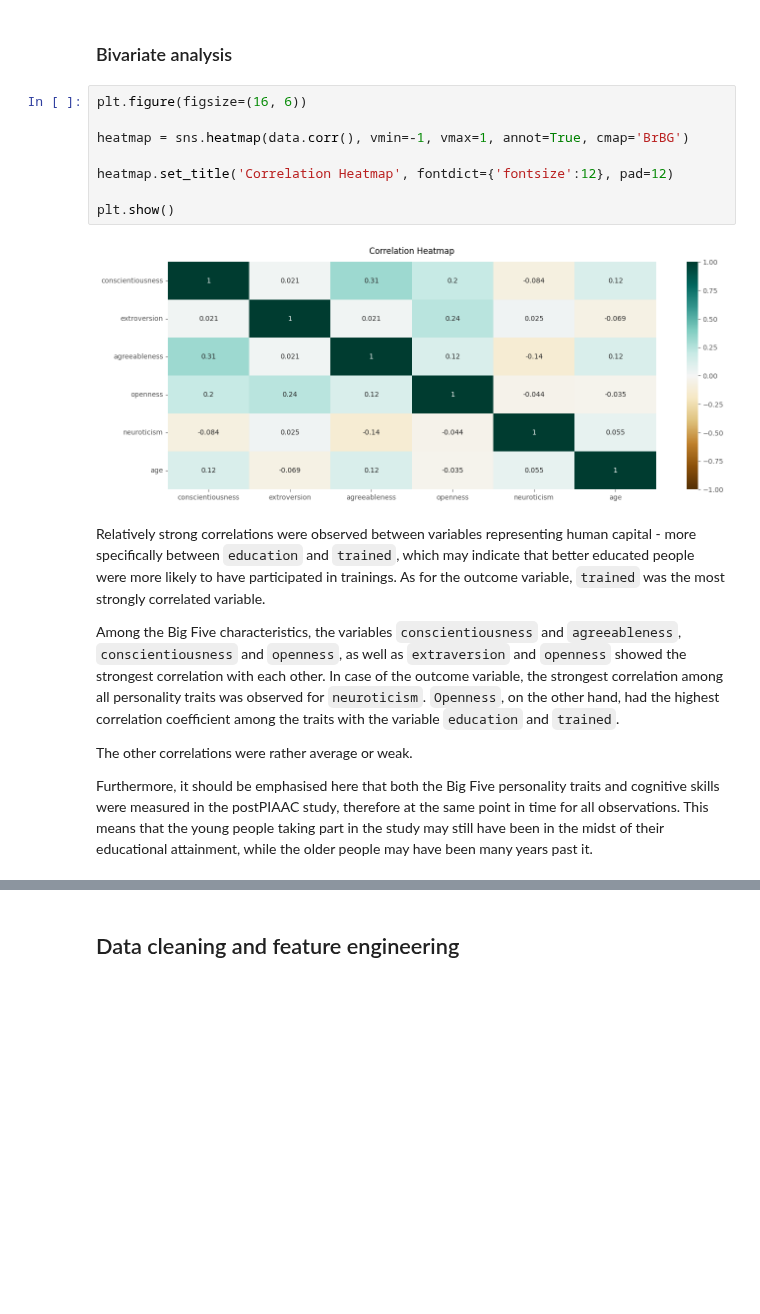
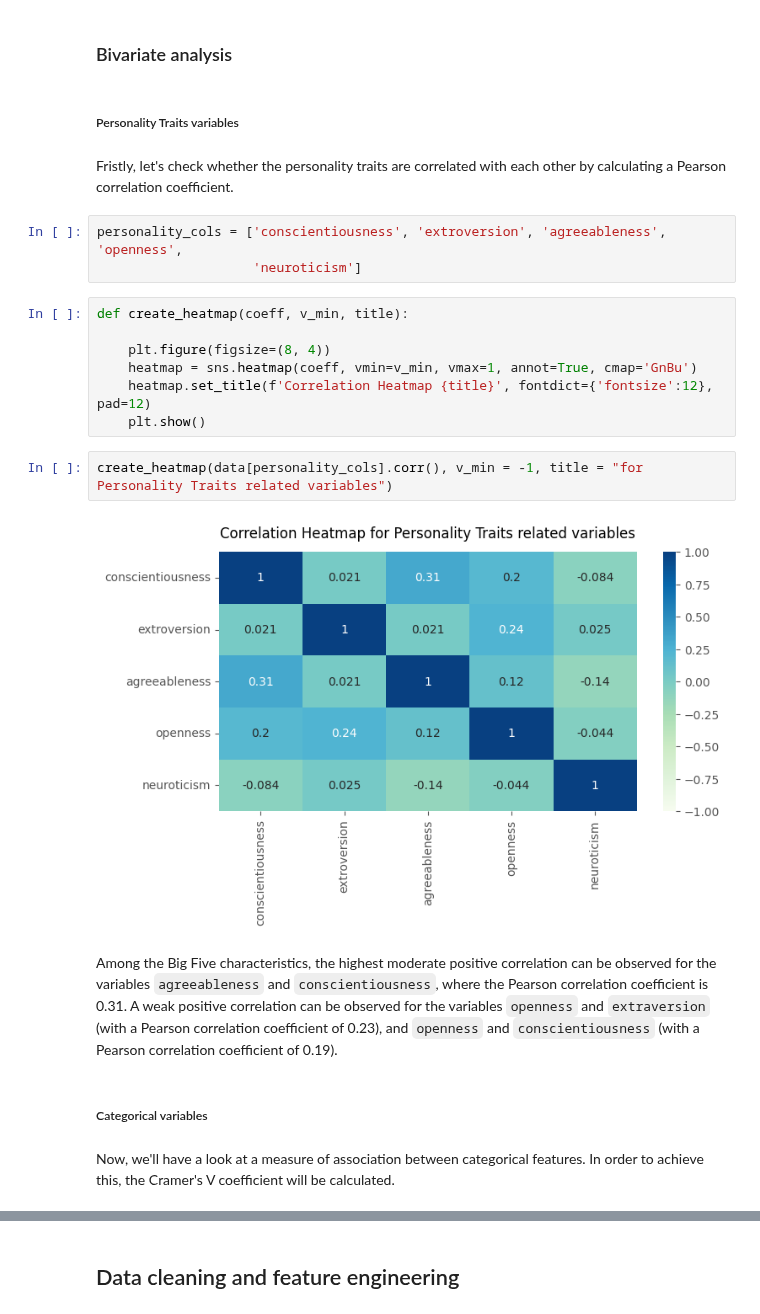
Before and after one commit to nataliagraczyk/bigfive-project, a Jupyter notebook: main.ipynb, the cells around one changed output, grey strips where cells are left out. Cells and saved outputs as stored; diff of their text form; blank space fills up the shorter version.

```diff
--- a/main.ipynb
+++ b/main.ipynb
@@ -297,23 +298,27 @@ From the above chart we can observe that there is a class imbalance, becase ther
 This will be addressed at a later stage of this analysis.
 # %% [markdown]
 ### Bivariate analysis
+# %% [markdown]
+##### Personality Traits variables
+# %% [markdown]
+Fristly, let's check whether the personality traits are correlated with each other by calculating a Pearson correlation coefficient.
+# %%
+personality_cols = ['conscientiousness', 'extroversion', 'agreeableness', 'openness',
+                    'neuroticism']
 # %%
-plt.figure(figsize=(16, 6))
+def create_heatmap(coeff, v_min, title):
 
-heatmap = sns.heatmap(data.corr(), vmin=-1, vmax=1, annot=True, cmap='BrBG')
-
-heatmap.set_title('Correlation Heatmap', fontdict={'fontsize':12}, pad=12)
-
-plt.show()
+    plt.figure(figsize=(8, 4))
+    heatmap = sns.heatmap(coeff, vmin=v_min, vmax=1, annot=True, cmap='GnBu')
+    heatmap.set_title(f'Correlation Heatmap {title}', fontdict={'fontsize':12}, pad=12)
+    plt.show()
-# %% [output]
-[figure, removed]
-# %% [markdown]
-Relatively strong correlations were observed between variables representing human capital - more specifically between `education` and `trained`, which may indicate that better educated people were more likely to have participated in trainings.
-As for the outcome variable, `trained` was the most strongly correlated variable.
-
-Among the Big Five characteristics, the variables `conscientiousness` and `agreeableness`, `conscientiousness` and `openness`, as well as `extraversion` and `openness` showed the strongest correlation with each other.
-In case of the outcome variable, the strongest correlation among all personality traits was observed for `neuroticism`. `Openness`, on the other hand, had the highest correlation coefficient among the traits with the variable `education` and `trained`.
-
-The other correlations were rather average or weak.
-
-Furthermore, it should be emphasised here that both the Big Five personality traits and cognitive skills were measured in the postPIAAC study, therefore at the same point in time for all observations. This means that the young people taking part in the study may still have been in the midst of their educational attainment, while the older people may have been many years past it.
+# %%
+create_heatmap(data[personality_cols].corr(), v_min = -1, title = "for Personality Traits related variables")
+# %% [output]
+[figure, added]
+# %% [markdown]
+Among the Big Five characteristics, the highest moderate positive correlation can be observed for the variables `agreeableness` and `conscientiousness`, where the Pearson correlation coefficient is 0.31. A weak positive correlation can be observed for the variables `openness` and `extraversion` (with a Pearson correlation coefficient of 0.23), and `openness` and `conscientiousness` (with a Pearson correlation coefficient of 0.19).
+# %% [markdown]
+##### Categorical variables
+# %% [markdown]
+Now, we'll have a look at a measure of association between categorical features. In order to achieve this, the Cramer's V coefficient will be calculated.
```
Also changed, not shown: parts of 7 cells of this notebook.
